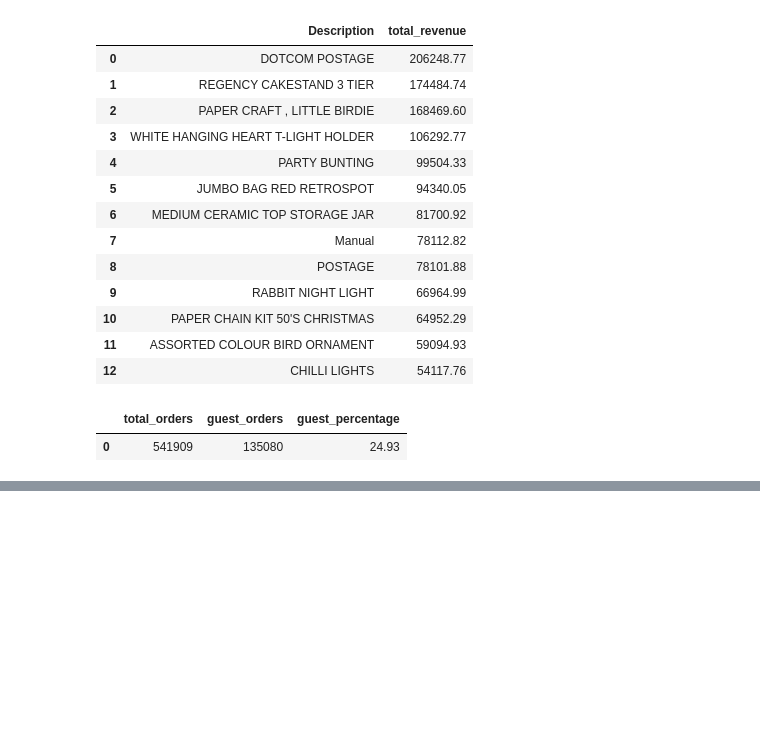
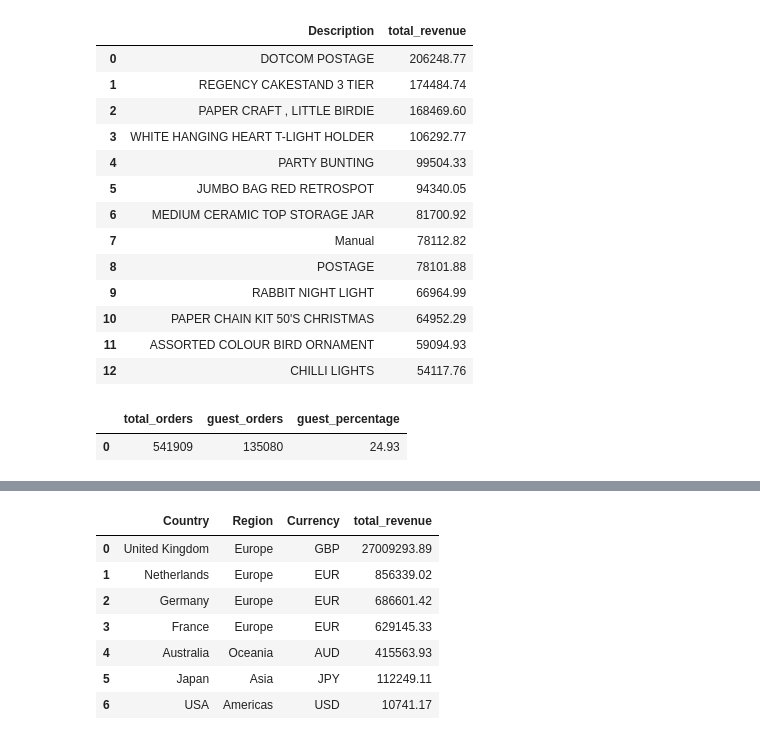
Before and after one commit to Danammadhunika/ml-journey, a Jupyter notebook: project_03_ecommerce_sql/notebooks/ecommerce_sql_analysis.ipynb, the cells around one changed output, grey strips where cells are left out. Cells and saved outputs as stored; diff of their text form; code cells hidden in the pictures; blank space fills up the shorter version.

```diff
--- a/project_03_ecommerce_sql/notebooks/ecommerce_sql_analysis.ipynb
+++ b/project_03_ecommerce_sql/notebooks/ecommerce_sql_analysis.ipynb
@@ -1124,0 +1183,20 @@ result
+# %%
+query = """
+SELECT a.Country, b.Region, b.Currency, SUM(a.Quantity * a.UnitPrice) AS total_revenue
+FROM orders a
+INNER JOIN country_info b ON a.Country = b.Country
+WHERE a.Quantity > 0
+GROUP BY a.Country
+ORDER BY total_revenue DESC
+"""
+result['total_revenue'] = result['total_revenue'].round(2)
+result
+# %% [output]
+|  | Country | Region | Currency | total_revenue |
+| 0 | United Kingdom | Europe | GBP | 27009293.89 |
+| 1 | Netherlands | Europe | EUR | 856339.02 |
+| 2 | Germany | Europe | EUR | 686601.42 |
+| 3 | France | Europe | EUR | 629145.33 |
+| 4 | Australia | Oceania | AUD | 415563.93 |
+| 5 | Japan | Asia | JPY | 112249.11 |
+| 6 | USA | Americas | USD | 10741.17 |
```
Also changed, not shown: parts of 2 cells of this notebook, 2 other files.
